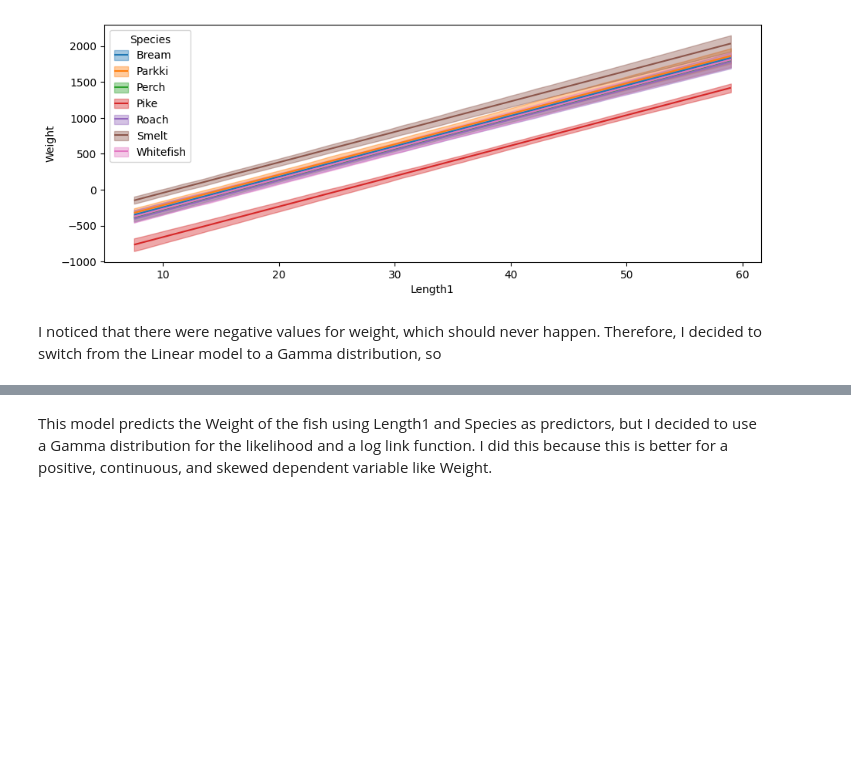
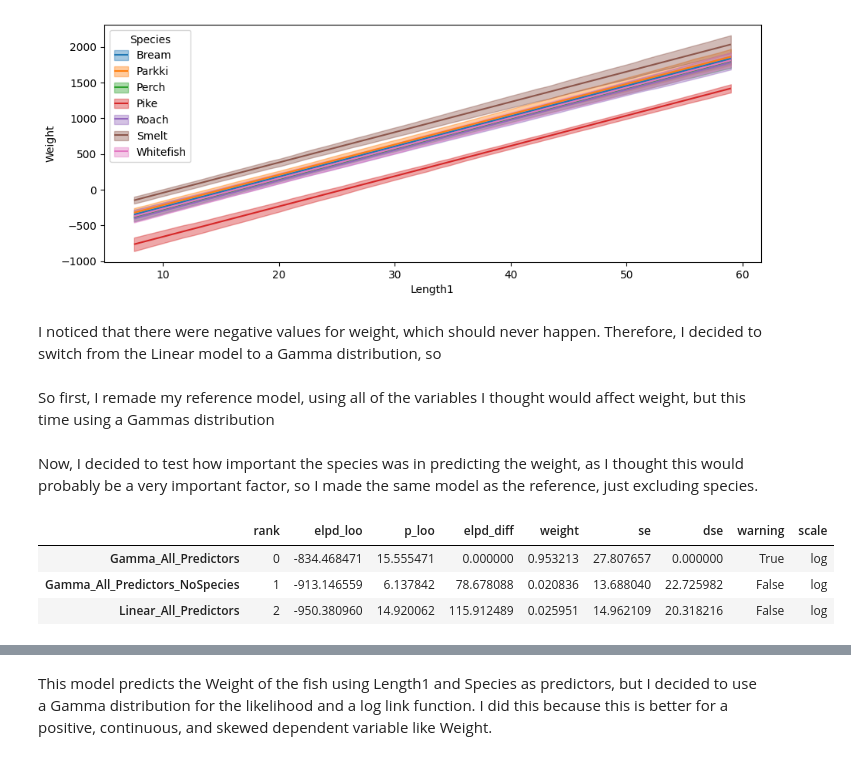
Before and after one commit to LuciusMelillo09/DataScience, a Jupyter notebook: Unit6/Luci_MeliUnit6Project.ipynb, the cells around one changed output, grey strips where cells are left out. Drawn from its saved outputs; the diff is of its cells as text; code cells hidden in the pictures; blank space fills up the shorter version.

```diff
--- a/Unit6/Luci_MeliUnit6Project.ipynb
+++ b/Unit6/Luci_MeliUnit6Project.ipynb
@@ -90,3 +89,5 @@ bmb.interpret.plot_predictions(model2, idata2, ["Length1", "Species"], fig_kwarg
 [figure]
 # %% [markdown]
 I noticed that there were negative values for weight, which should never happen. Therefore, I decided to switch from the Linear model to a Gamma distribution, so
+# %% [markdown]
+So first, I remade my reference model, using all of the variables I thought would affect weight, but this time using a Gammas distribution
@@ -92,0 +97,2 @@ I noticed that there were negative values for weight, which should never happen.
+# %% [markdown]
+Now, I decided to test how important the species was in predicting the weight, as I thought this would probably be a very important factor, so I made the same model as the reference, just excluding species.
@@ -92,0 +102,14 @@ I noticed that there were negative values for weight, which should never happen.
+# %%
+model_dict = {
+    "Linear_All_Predictors": idata,
+    "Gamma_All_Predictors": idata3,
+    "Gamma_All_Predictors_NoSpecies": idata0,
+
+}
+cmp_df_bmb = az.compare(model_dict)
+cmp_df_bmb
+# %% [output]
+|  | rank | elpd_loo | p_loo | elpd_diff | weight | se | dse | warning | scale |
+| Gamma_All_Predictors | 0 | -834.468471 | 15.555471 | 0.000000 | 0.953213 | 27.807657 | 0.000000 | True | log |
+| Gamma_All_Predictors_NoSpecies | 1 | -913.146559 | 6.137842 | 78.678088 | 0.020836 | 13.688040 | 22.725982 | False | log |
+| Linear_All_Predictors | 2 | -950.380960 | 14.920062 | 115.912489 | 0.025951 | 14.962109 | 20.318216 | False | log |
```
Also changed, not shown: parts of 13 cells of this notebook.
